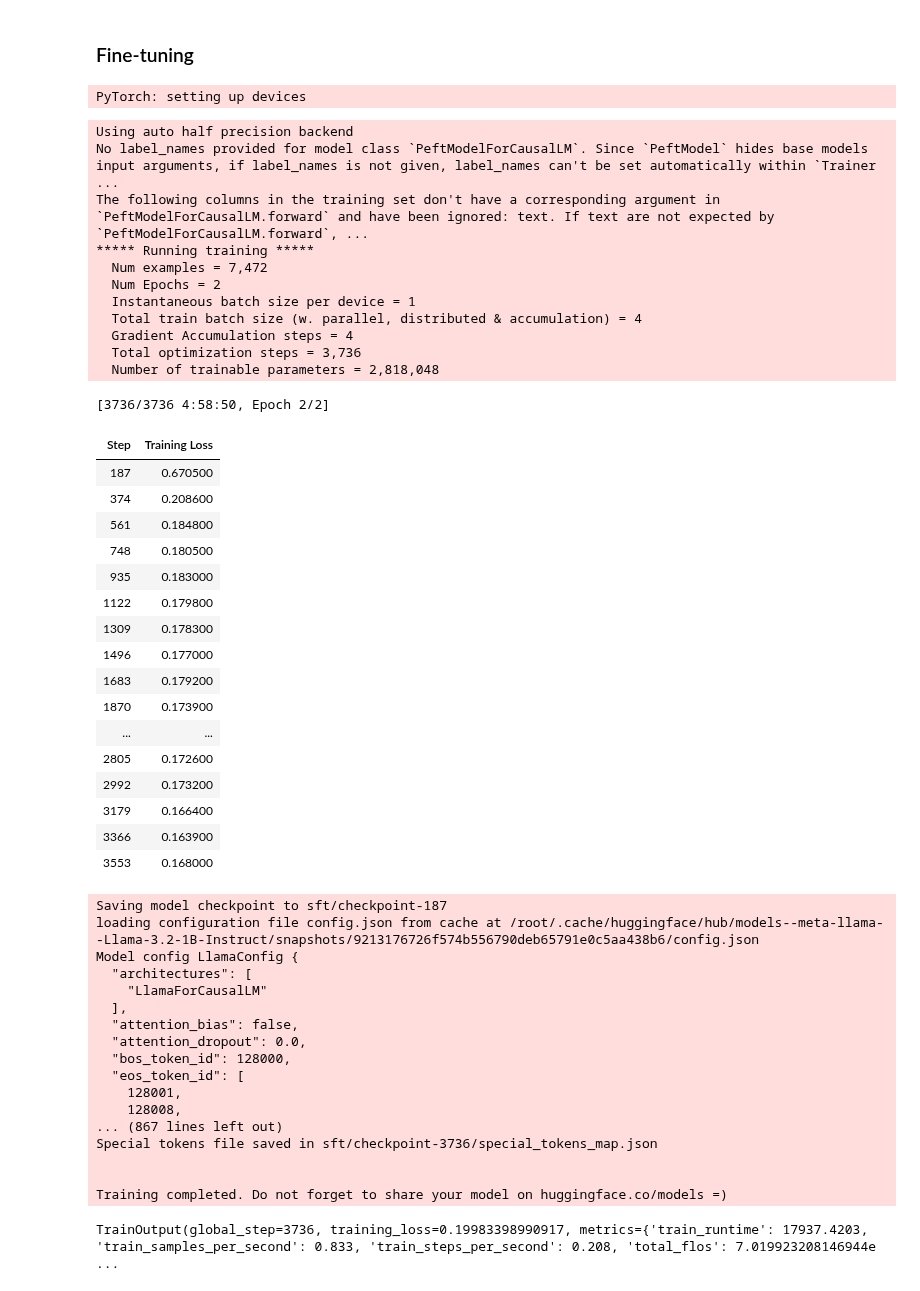
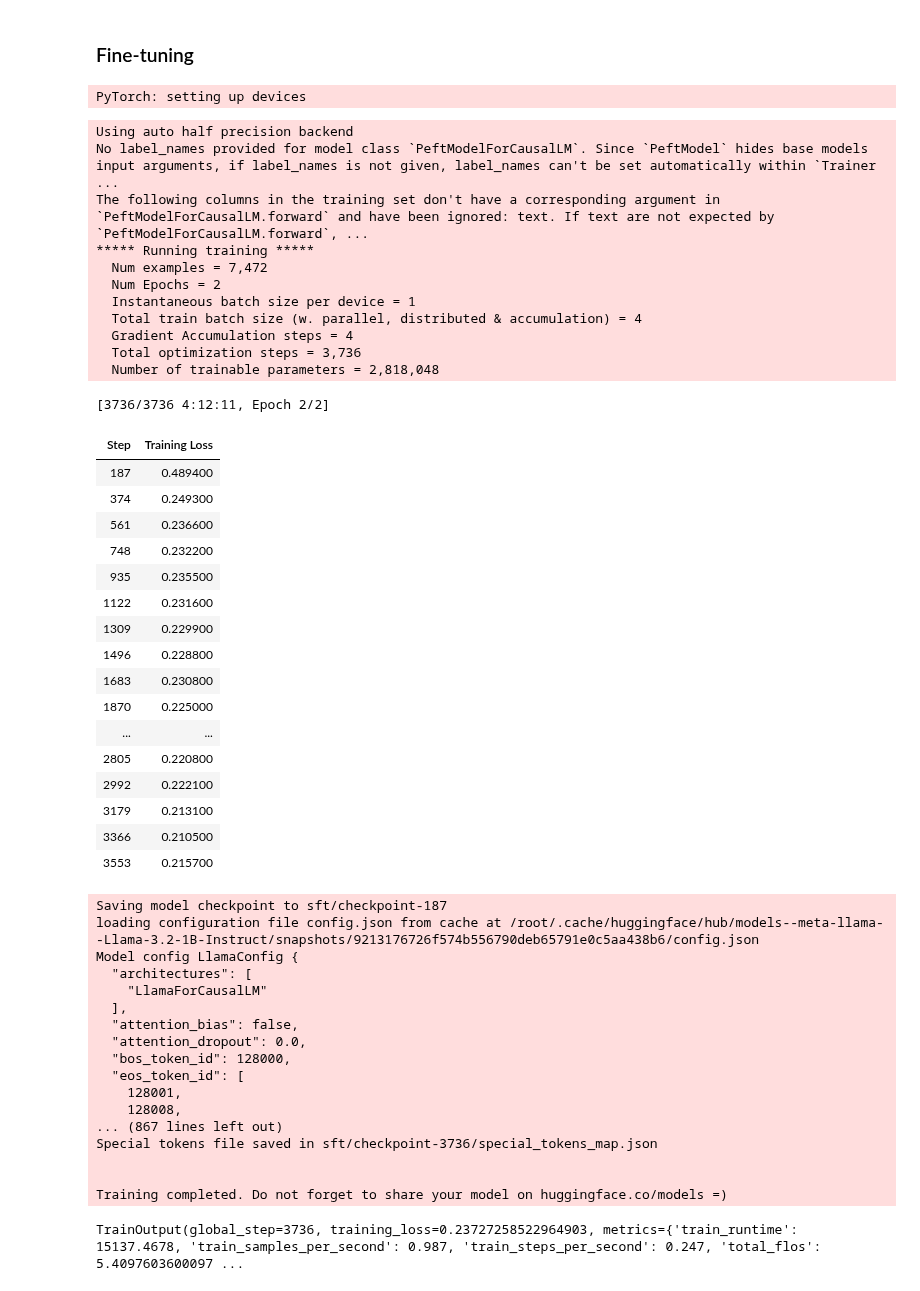
Before and after one commit to chousallen/MachineLearning2025, a Jupyter notebook: hw06/ml2025hw6.ipynb, the cells around one changed output. Saved outputs shown, nothing was run; the diff lists cells and outputs as text; code cells hidden in the pictures.

```diff
--- a/hw06/ml2025hw6.ipynb
+++ b/hw06/ml2025hw6.ipynb
@@ -135,9 +135,11 @@ sft_tokenizer = AutoTokenizer.from_pretrained( # Loads the tokenizer for the mod
 sft_tokenizer.add_special_tokens({'pad_token': '[PAD]'}) # Adds a special token for padding
 peft_config = LoraConfig(
     r=4,
-    lora_alpha=16,
+    lora_alpha=8,
     # TODO: Adds dropout
+    lora_dropout=0.01,
     bias='none',
+    use_rslora = True,
     task_type='CAUSAL_LM',
     target_modules=['up_proj', 'down_proj', 'gate_proj', 'k_proj', 'q_proj', 'v_proj', 'o_proj']
 )
@@ -271,6 +273,6 @@ plt.show()
 # %% [output]
 [figure]
 # %%
-examples = [sorted_gsm8k[0], sorted_gsm8k[100], sorted_gsm8k[200], sorted_gsm8k[2000], sorted_gsm8k[4000]]
+examples = [sorted_gsm8k[0], sorted_gsm8k[10], sorted_gsm8k[20], sorted_gsm8k[30], sorted_gsm8k[40]]
 print(f"examples: {examples}")
 # %% [output]
@@ -316,54 +318,54 @@ training_arguments = SFTConfig( # Configuration for the SFT trainer
     save_steps=0.1/2,
     lr_scheduler_type='linear',
     learning_rate=1e-4, # TODO: Decrease learning rate: 1e-4~1e-5
-    warmup_ratio=0.1,
+    warmup_ratio=0.02,
     # TODO: Add weight decay
+    weight_decay=0.001,
     bf16=True,
     group_by_length=True,
     max_seq_length=max_token_len,
     dataset_text_field='text',
     report_to='none',
-    weight_decay=0.01,
 )
 trainer = SFTTrainer( # Creates the SFT trainer
     model=peft_model,
     train_dataset=formatted_gsm8k,
     peft_config=peft_config,
     processing_class=sft_tokenizer,
     args=training_arguments,
 )
 trainer.train() # Starts the training process
 # %% [output]
 PyTorch: setting up devices
 Using auto half precision backend
 No label_names provided for model class `PeftModelForCausalLM`. Since `PeftModel` hides base models input arguments, if label_names is not given, label_names can't be set automatically within `Trainer ...
 The following columns in the training set don't have a corresponding argument in `PeftModelForCausalLM.forward` and have been ignored: text. If text are not expected by `PeftModelForCausalLM.forward`, ...
 ***** Running training *****
   Num examples = 7,472
   Num Epochs = 2
   Instantaneous batch size per device = 1
   Total train batch size (w. parallel, distributed & accumulation) = 4
   Gradient Accumulation steps = 4
   Total optimization steps = 3,736
   Number of trainable parameters = 2,818,048
-[3736/3736 4:58:50, Epoch 2/2]
+[3736/3736 4:12:11, Epoch 2/2]
 | Step | Training Loss |
-| 187 | 0.670500 |
-| 374 | 0.208600 |
-| 561 | 0.184800 |
-| 748 | 0.180500 |
-| 935 | 0.183000 |
-| 1122 | 0.179800 |
-| 1309 | 0.178300 |
-| 1496 | 0.177000 |
-| 1683 | 0.179200 |
-| 1870 | 0.173900 |
+| 187 | 0.489400 |
+| 374 | 0.249300 |
+| 561 | 0.236600 |
+| 748 | 0.232200 |
+| 935 | 0.235500 |
+| 1122 | 0.231600 |
+| 1309 | 0.229900 |
+| 1496 | 0.228800 |
+| 1683 | 0.230800 |
+| 1870 | 0.225000 |
 | ... | ... |
-| 2805 | 0.172600 |
-| 2992 | 0.173200 |
-| 3179 | 0.166400 |
-| 3366 | 0.163900 |
-| 3553 | 0.168000 |
+| 2805 | 0.220800 |
+| 2992 | 0.222100 |
+| 3179 | 0.213100 |
+| 3366 | 0.210500 |
+| 3553 | 0.215700 |
 Saving model checkpoint to sft/checkpoint-187
 loading configuration file config.json from cache at /root/.cache/huggingface/hub/models--meta-llama--Llama-3.2-1B-Instruct/snapshots/9213176726f574b556790deb65791e0c5aa438b6/config.json
 Model config LlamaConfig {
@@ -381,4 +383,4 @@ Special tokens file saved in sft/checkpoint-3736/special_tokens_map.json
 
 
 Training completed. Do not forget to share your model on huggingface.co/models =)
-TrainOutput(global_step=3736, training_loss=0.19983398990917, metrics={'train_runtime': 17937.4203, 'train_samples_per_second': 0.833, 'train_steps_per_second': 0.208, 'total_flos': 7.019923208146944e ...
+TrainOutput(global_step=3736, training_loss=0.23727258522964903, metrics={'train_runtime': 15137.4678, 'train_samples_per_second': 0.987, 'train_steps_per_second': 0.247, 'total_flos': 5.4097603600097 ...
```
Also changed, not shown: parts of 4 cells of this notebook.
